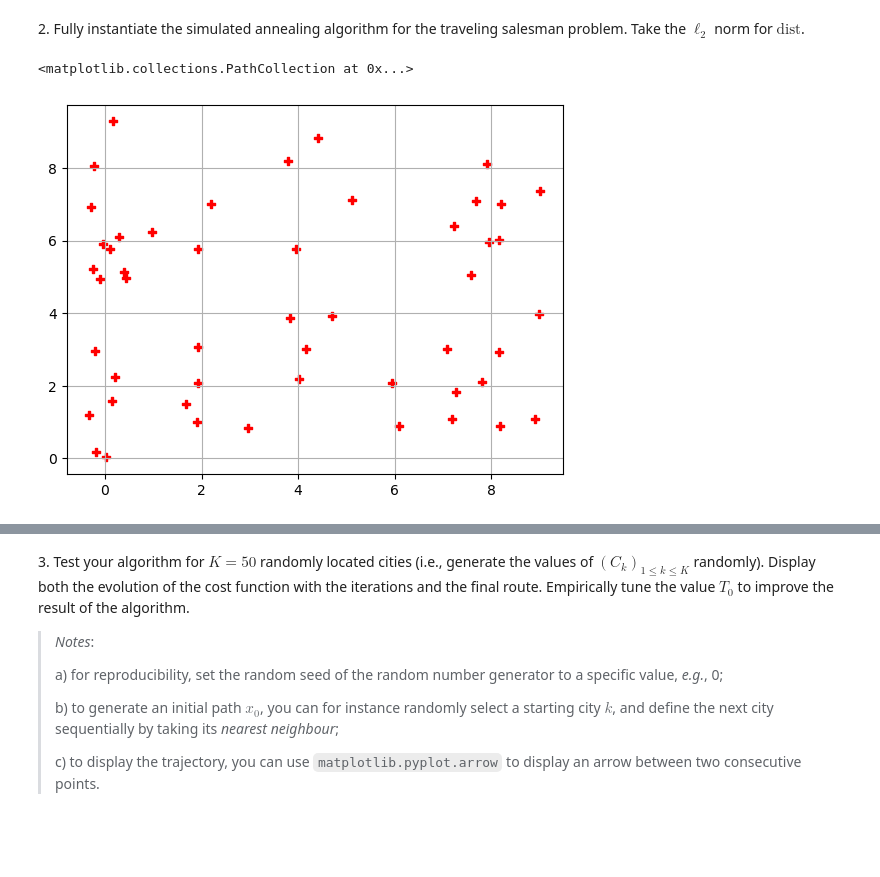
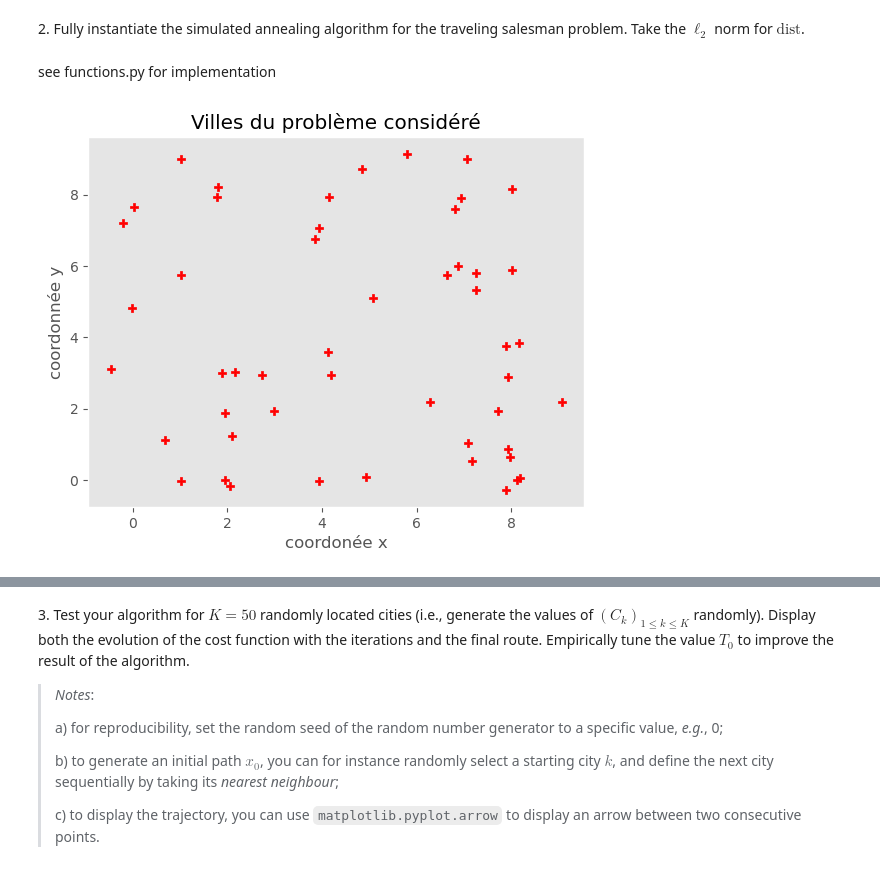
Before and after one commit to VictorNiaussat/MarkovChain, a Jupyter notebook: lab2_markov_students/lab2_notebook.ipynb, the cells around one changed output, grey strips where cells are left out. Cells and saved outputs as stored; diff of their text form; code cells hidden in the pictures; blank space fills up the shorter version.

```diff
--- a/lab2_markov_students/lab2_notebook.ipynb
+++ b/lab2_markov_students/lab2_notebook.ipynb
@@ -322,42 +301,18 @@ For instance, for $K = 8$, the permutations $(1,2,3,4,8,7,6,5)$ and $(1,2,7,8,4,
 ---
 # %% [markdown]
 2\. Fully instantiate the simulated annealing algorithm for the traveling salesman problem. Take the $\ell_2$ norm for $\text{dist}$.
-# %%
-def create_city(K,max_size_city,etalement):
-    grid=[]
-    while len(grid)<K:
-        grid.append(np.random.randint(max_size_city, size=2)+np.random.normal(scale = etalement/10,size = 2))
-    grid = np.array(grid)
-    return(grid)
-
-
-
-def distance_permut(sigma,dist,grid):
-    K=len(sigma)
-    return(np.sum([ dist(grid[sigma[j]],grid[sigma[(j+1)%K]]) for j in range(len(grid))]))
-
-def generate_indices(K):
-    i = np.random.randint(0, K)
-    k = i
-    while k == i:
-        k = np.random.randint(0, K)
-    return min(i,k), max(i,k)
-
-def draw_neighbour(sigman):
-    sigmanp1 = np.copy(sigman)
-    i,k = generate_indices(len(sigman))
-    sigmanp1[i:k+1] = np.flip(sigmanp1[i:k+1])
-    return(sigmanp1)
+# %% [markdown]
+see functions.py for implementation
 # %%
+#paramèrtes
 K = 50
 max_size_city = 10
 etalement = 2
 
+#Simulation
 grid= create_city(K,max_size_city,etalement)
-
-plt.grid()
-plt.scatter(grid[:,0],grid[:,1],marker = "P",color = "red")
-# %% [output]
-<matplotlib.collections.PathCollection at 0x...>
-[figure, removed]
+# %%
+plotTSP(grid=grid)
+# %% [output]
+[figure, added]
 # %%
```
Also changed, not shown: parts of 7 cells of this notebook, 2 other files.
